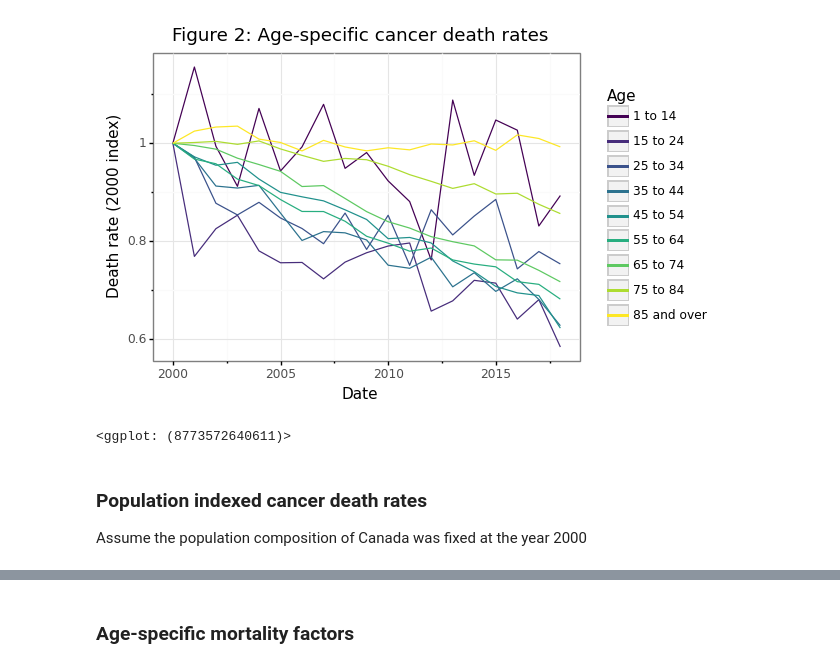
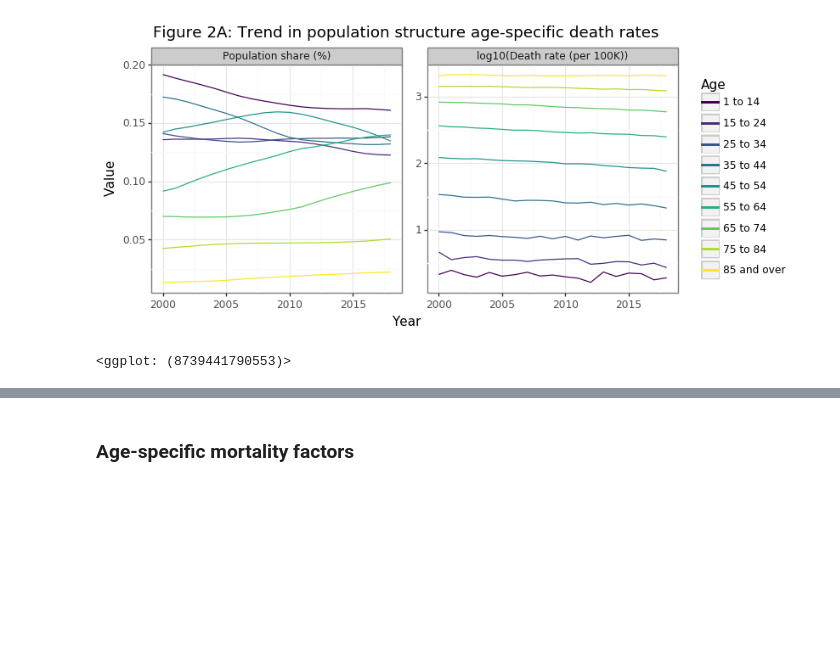
Before and after one commit to erikdrysdale/erikdrysdale.github.io, a Jupyter notebook: _rmd/extra_cancer/cancer_calc.ipynb, the cells around one changed output, grey strips where cells are left out. Cells and saved outputs as stored; diff of their text form; code cells hidden in the pictures; blank space fills up the shorter version.

```diff
--- a/_rmd/extra_cancer/cancer_calc.ipynb
+++ b/_rmd/extra_cancer/cancer_calc.ipynb
@@ -52,52 +63,47 @@ gg_agg
 # %%
 # Age-specific cancer
 df_age = pd.read_csv('1310039401_by_age.csv')
 df_age.age = df_age.age.str.split('\\,\\s',expand=True).iloc[:,1]
 df_age.age = df_age.age.fillna(method='ffill')
 df_age.age = df_age.age.str.replace('\\syears','')
 # Age-specific population
 di_age = {'0 to 4':'1 to 14', '5 to 9':'1 to 14', '10 to 14':'1 to 14',
           '15 to 19':'15 to 24', '20 to 24':'15 to 24',
           '25 to 29':'25 to 34', '30 to 34':'25 to 34',
           '35 to 39':'35 to 44', '40 to 44':'35 to 44',
           '45 to 49':'45 to 54', '50 to 54':'45 to 54',
           '55 to 59':'55 to 64', '60 to 64':'55 to 64',
           '65 to 69':'65 to 74', '70 to 74':'65 to 74',
           '75 to 79':'75 to 84', '80 to 84':'75 to 84',
           '85 to 89':'85 and over','90 to 94':'85 and over',
           '95 to 99':'85 and over', '100 and over':'85 and over',
           'Under 1 year':'1 to 14', '1 to 4':'1 to 14', '90 and over':'85 and over'}
 df_pop_sub = df_pop.query('grp!="All ages"').assign(grp=lambda x: x.grp.str.replace('\\syears',''))
 df_pop_sub = df_pop_sub.assign(age=lambda x: x.grp.map(di_age)).groupby(['years','age']).population.sum().reset_index()
 # Merge
 df_age = df_pop_sub.merge(df_age,how='right',on=['years','age'])
 df_age = df_age.assign(rate=lambda x: x.number/(x.population/1e5))
+df_age = df_age.merge(df_pop_total,'left','years').assign(pop_share=lambda x: x.population / x.total)
+tmp = df_age.assign(rate=lambda x: np.log10(x.rate)).melt(['years','age'],['pop_share','rate'],'tt')
+# Repeat for index
+tmp2 = tmp.groupby(['age','tt']).head(1).drop(columns='years').rename(columns={'value':'bl'})
+tmp = tmp.merge(tmp2, 'left', ['age','tt']).assign(idx=lambda x: x.value/x.bl*100)
+
+lblz = list(tmp.age.unique())
+n_age = len(lblz)
+mat = cm.get_cmap('viridis',n_age).colors
+colz = []
+for ii in range(n_age):
+  colz.append(colors.to_hex(mat[ii]))
+plotnine.options.figure_size = (8, 3.5)
+di_age_rate = {'pop_share':'Population share (%)', 'rate':'log10(Death rate (per 100K))'}
+gg_age_rate = (ggplot(tmp, aes(x='years',y='value',color='age',group='age')) + theme_bw() +
+               geom_line() + labs(y='Value',x='Year') +
+               facet_wrap('~tt',scales='free_y',labeller=labeller(tt=di_age_rate)) +
+               theme(subplots_adjust={'wspace':0.1}) +
+               scale_color_manual(name='Age',values=colz,labels=lblz) +
+               ggtitle("Figure 2A: Trend in population structure age-specific death rates"))
+print(gg_age_rate)
+# %% [output]
+[figure, added]
+<ggplot: (8739441790553)>
-# %%
-# Get the population-age bracket weights
-# Get the aggregate population growth
-cn = ['years','age','rate']
-tmp2 = df_age[cn].merge(df_age[cn].groupby('age').head(1).drop(columns='years').rename(columns={'rate':'idx'}),'left','age')
-tmp2 = tmp2.assign(adj = lambda x: x.rate / x.idx)
-tmp2 = tmp2.assign(age2=lambda x: pd.Categorical(x.age,x.age.unique()).codes)
-# Get colors
-lblz = list(tmp2.age.unique())
-n_age = len(lblz)
-mat = cm.get_cmap('viridis',n_age).colors
-colz = []
-for ii in range(n_age):
-  colz.append(colors.to_hex(mat[ii]))
-# Make plot
-plotnine.options.figure_size = (5.5, 4)
-gg_rate_age = (ggplot(tmp2,aes(x='years',y='adj',color='age')) +
-               theme_bw() + geom_path() +
-               labs(y='Death rate (2000 index)',x='Date') +
-               ggtitle('Figure 2: Age-specific cancer death rates') +
-               scale_color_manual(name='Age',values=colz,labels=lblz))
-gg_rate_age
-# %% [output]
-[figure, removed]
-<ggplot: (8773572640611)>
-# %% [markdown]
-### Population indexed cancer death rates
-
-Assume the population composition of Canada was fixed at the year 2000
```
Also changed, not shown: parts of 19 cells of this notebook, 5 other files.
